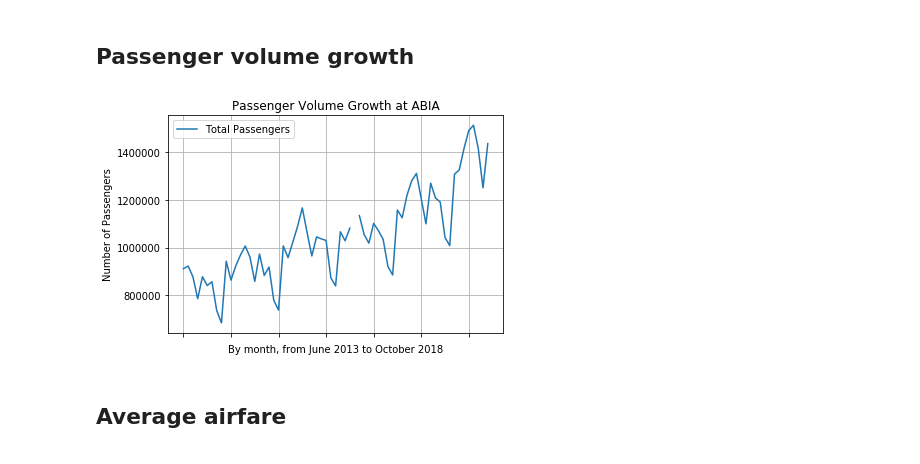
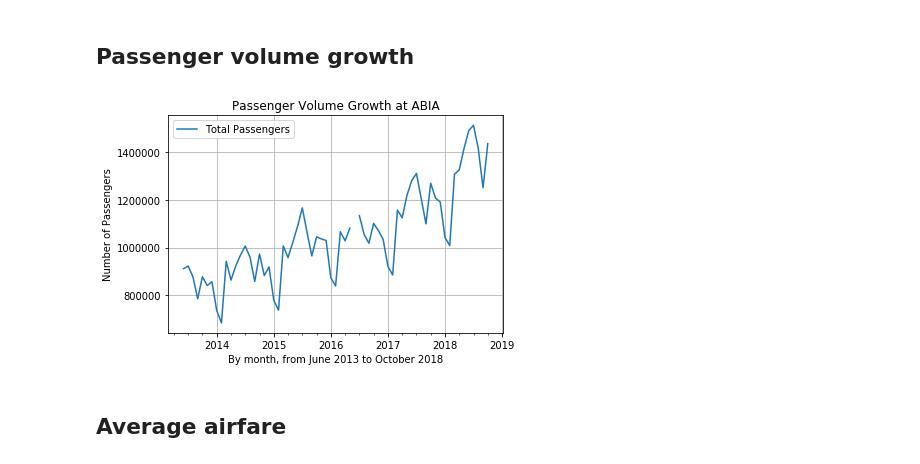
Before and after one commit to ddcruz/project-1, a Jupyter notebook: pyAUS.ipynb, the cells around one changed output. Cells and saved outputs as stored; diff of their text form; code cells hidden in the pictures.

Commit message:
fixed the monthly passengers

```diff
--- a/pyAUS.ipynb
+++ b/pyAUS.ipynb
@@ -14,15 +14,15 @@ from ipywidgets import interact
 # %%
 #read in Alan's cleaned up file
 df = pd.read_csv("./resources/data/transformed/AUS_monthly_passengers_clean.csv")
-
+df['Month'] = pd.to_datetime(df['Month'])
 df.plot(x="Month", y="Total Passengers", kind="line", grid=True)
 plt.xlabel("By month, from June 2013 to October 2018")
 plt.ylabel("Number of Passengers")
 plt.title("Passenger Volume Growth at ABIA")
 plt.savefig("./resources/images/monthly_passengers.png")
 plt.show()
 # %% [output]
-[figure, old version]
+[figure, new version]
 # %% [markdown]
 ## Average airfare
 # %%
```
Also changed, not shown: 1 other file.
